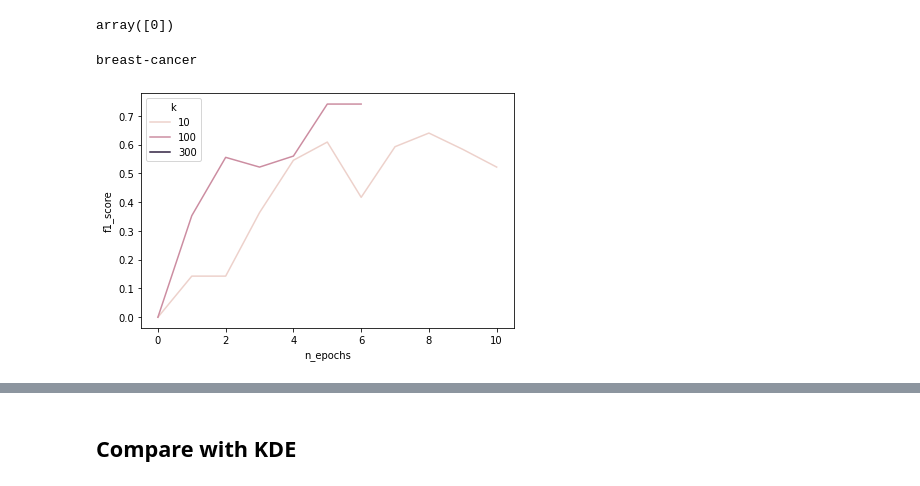
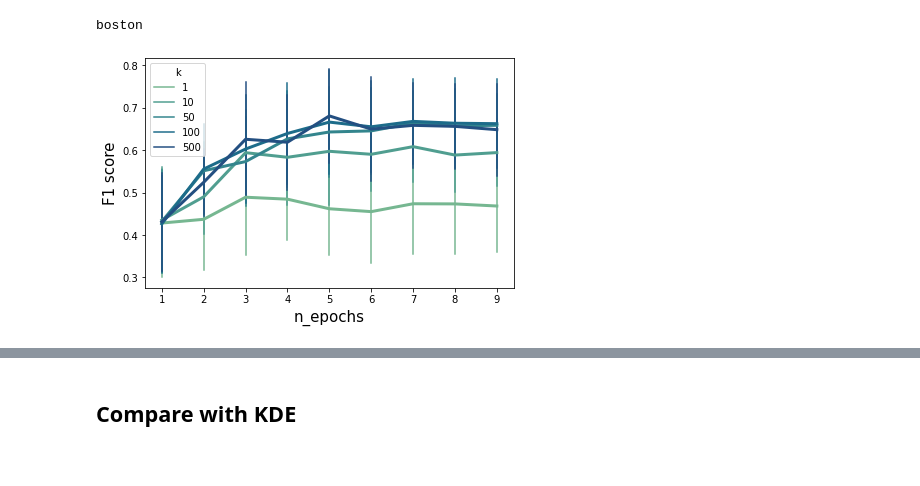
Before and after one commit to axa-rev-research/discrepancies-in-machine-learning, a Jupyter notebook: notebooks/ElephantExperimentAnalysis.ipynb, the cells around one changed output, grey strips where cells are left out. Drawn from its saved outputs; the diff is of its cells as text; code cells hidden in the pictures.

```diff
--- a/notebooks/ElephantExperimentAnalysis.ipynb
+++ b/notebooks/ElephantExperimentAnalysis.ipynb
@@ -26,5 +39,23 @@ runs
 # %%
-run = '1629992281#EXPE3'
+#run = '1638804882#EXPE5' #boston
+#run = "1638803878#EXPE5" #halfmoons
+##run = "1640096474#EXPE5" #breast-cancer
+#run = "1640165182#EXPE5" #boston2
+#run = "1640183468#EXPE5" #breastcancer2
+
+#run = "1640270131#EXPE6" #halfmoons
+#run = "1640347030#EXPE6" #boston
+
+
+
+###ICI
+run = "1641397250#EXPE9" #boston FULL
+#run = "1641575301#EXPE10" #boston avec changement d'algo - oneit
+#run = "1641830610#EXPE10" ##boston avec changement d'algo  ---> PAS D AMELIORATION SIGNIFICATIVE
+#run = "1641912751#EXPE10" # breast cancer qui a crash
+
+#run = "1642690285#EXPE11" #breast cancer FULL (mais que 9 epochs max)
+
 df = ea.get_expe_results(run)
 df
 # %% [output]
@@ -61,35 +75,35 @@ Couldn't open results for D$breast-cancer_P$Basic_KI$300_KR$0_ME$15_KN$5
-# %%
-df.n_replication.unique()
-# %% [output]
-array([0])
 # %%
 dfas = df.copy()
 #dfas = df[df.pool=="AutoGluon"]
 #dfas = dfas[dfas.n_replication==4]
-dfas = dfas[dfas.k_neighbors==5]
-dfas = dfas[dfas.k_init>1]
+dfas = dfas[dfas.k_neighbors==1]
+#dfas = dfas[dfas.k_init>1]
 #dfas = dfas[dfas.dataset=='boston']
 
 #dfas = dfas[dfas.competitor.isin(['P2G-xgb', 'RandomSampling-xgb'])]
 #dfas.shape
 
 for d in df.dataset.unique():
     print(d)
     tmp = dfas[dfas.dataset==d]
 
-    #tmp = tmp.groupby(['pool','dataset','k_init','k_refinement','max_epochs','n_sampling','competitor']).mean()
+    #tmp = tmp.groupby(['pool','dataset','k_init','k_refinement','max_epochs','n_sampling']).mean()
     #tmp = tmp.reset_index()
     plt.figure()
     tmp.rename(columns={'k_init':'k', 'max_epochs':'n_epochs'}, inplace=True)
-
-    ax = sns.lineplot(x="n_epochs", y="f1_score", data=tmp, hue="k")
+    tmp['k'] = tmp.k.astype('str')
+    ax = sns.lineplot(x="n_epochs", y="f1_score", data=tmp, hue="k",
+                      palette="crest", linewidth=3,
+                      err_style="bars", ci="sd")
     #sns.scatterplot(x="max_epochs", y="average score", data=tmp)
     #ax.set_ylim((0.0, 1.0))
     #ax.set_title(d)
-
+    plt.xlabel("n_epochs", fontsize=15)
+    plt.ylabel("F1 score", fontsize=15)
     plt.tight_layout()
-    #plt.savefig('../../results/elephant_breastcancer.pdf')
+    #plt.title("Boston dataset")
+    #plt.savefig('../../results/elephant_boston_clean.pdf')
     plt.show()
 # %% [output]
-breast-cancer
+boston
-[figure, old version]
+[figure, new version]
```
Also changed, not shown: parts of 16 cells of this notebook, 13 other files.
